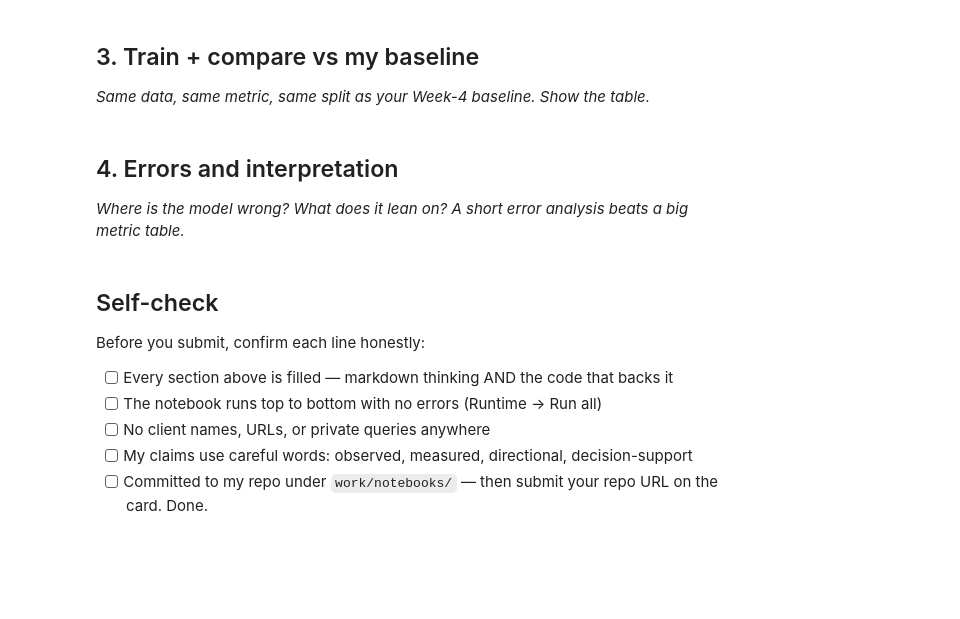
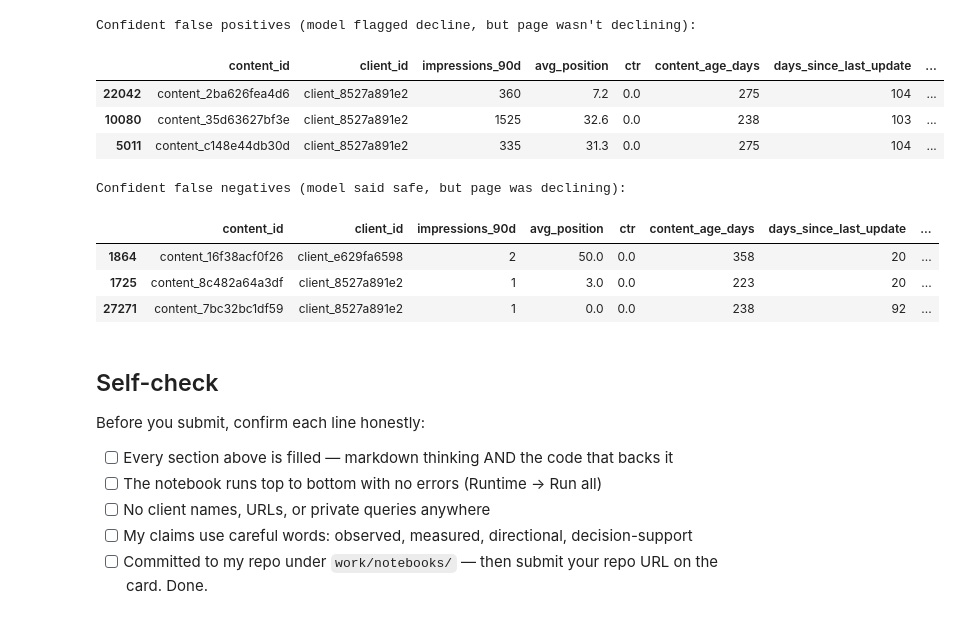
Before and after one commit to 13aakash/flyrank-ml-internship, a Jupyter notebook: work/notebooks/w05_model.ipynb, the cells around one changed output. Drawn from its saved outputs; the diff is of its cells as text; code cells hidden in the pictures; blank space fills up the shorter version.

```diff
--- a/work/notebooks/w05_model.ipynb
+++ b/work/notebooks/w05_model.ipynb
@@ -19,0 +194,21 @@ This skeleton is yours to fill. Work the sections **in order** — each one has
+# %%
+from sklearn.linear_model import LogisticRegression
+from sklearn.tree import DecisionTreeClassifier
+from sklearn.ensemble import RandomForestClassifier
+from sklearn.pipeline import Pipeline
+from sklearn.preprocessing import StandardScaler
+
+models = {
+    "logistic_regression": Pipeline([
+        ("scaler", StandardScaler()),
+        ("model", LogisticRegression(class_weight="balanced", max_iter=1000, random_state=42)),
+    ]),
+    "decision_tree": DecisionTreeClassifier(class_weight="balanced", max_depth=5, min_samples_leaf=50, random_state=42),
+    "random_forest": RandomForestClassifier(class_weight="balanced_subsample", max_depth=10, min_samples_leaf=25, n_estimators=200, n_jobs=-1, random_state=42),
+}
+
+test_probabilities = {}
+for name, model in models.items():
+    model.fit(X_train, y_train)
+    test_probabilities[name] = model.predict_proba(X_test)[:, 1]
+    print(f"Trained {name}")
@@ -23,4 +273,0 @@ This skeleton is yours to fill. Work the sections **in order** — each one has
-# %% [markdown]
-## 3. Train + compare vs my baseline
-
-*Same data, same metric, same split as your Week-4 baseline. Show the table.*
@@ -30,4 +273,0 @@ This skeleton is yours to fill. Work the sections **in order** — each one has
-# %% [markdown]
-## 4. Errors and interpretation
-
-*Where is the model wrong? What does it lean on? A short error analysis beats a big metric table.*
@@ -37,3 +274,29 @@ This skeleton is yours to fill. Work the sections **in order** — each one has
+# %%
+test_frame = df.iloc[test_idx][[
+    "content_id", "client_id", "impressions_90d", "avg_position", "ctr",
+    "content_age_days", "days_since_last_update", "content_type", "trend_direction"
+]].copy()
+test_frame["true_label"] = y_test
+test_frame["rf_probability"] = test_probabilities["random_forest"]
+
+false_positives = test_frame[(test_frame["true_label"] == 0) & (test_frame["rf_probability"] >= 0.6)].sort_values("rf_probability", ascending=False).head(3)
+false_negatives = test_frame[(test_frame["true_label"] == 1) & (test_frame["rf_probability"] <= 0.4)].sort_values("rf_probability").head(3)
+
+print("Confident false positives (model flagged decline, but page wasn't declining):")
+display(false_positives)
+print("\nConfident false negatives (model said safe, but page was declining):")
+display(false_negatives)
+# %% [output]
+Confident false positives (model flagged decline, but page wasn't declining):
+|  | content_id | client_id | impressions_90d | avg_position | ctr | content_age_days | days_since_last_update | ... |
+| 22042 | content_2ba626fea4d6 | client_8527a891e2 | 360 | 7.2 | 0.0 | 275 | 104 | ... |
+| 10080 | content_35d63627bf3e | client_8527a891e2 | 1525 | 32.6 | 0.0 | 238 | 103 | ... |
+| 5011 | content_c148e44db30d | client_8527a891e2 | 335 | 31.3 | 0.0 | 275 | 104 | ... |
+Confident false negatives (model said safe, but page was declining):
+|  | content_id | client_id | impressions_90d | avg_position | ctr | content_age_days | days_since_last_update | ... |
+| 1864 | content_16f38acf0f26 | client_e629fa6598 | 2 | 50.0 | 0.0 | 358 | 20 | ... |
+| 1725 | content_8c482a64a3df | client_8527a891e2 | 1 | 3.0 | 0.0 | 223 | 20 | ... |
+| 27271 | content_7bc32bc1df59 | client_8527a891e2 | 1 | 0.0 | 0.0 | 238 | 92 | ... |
 # %% [markdown]
 ## Self-check
 
```
Also changed, not shown: parts of 18 cells of this notebook.
